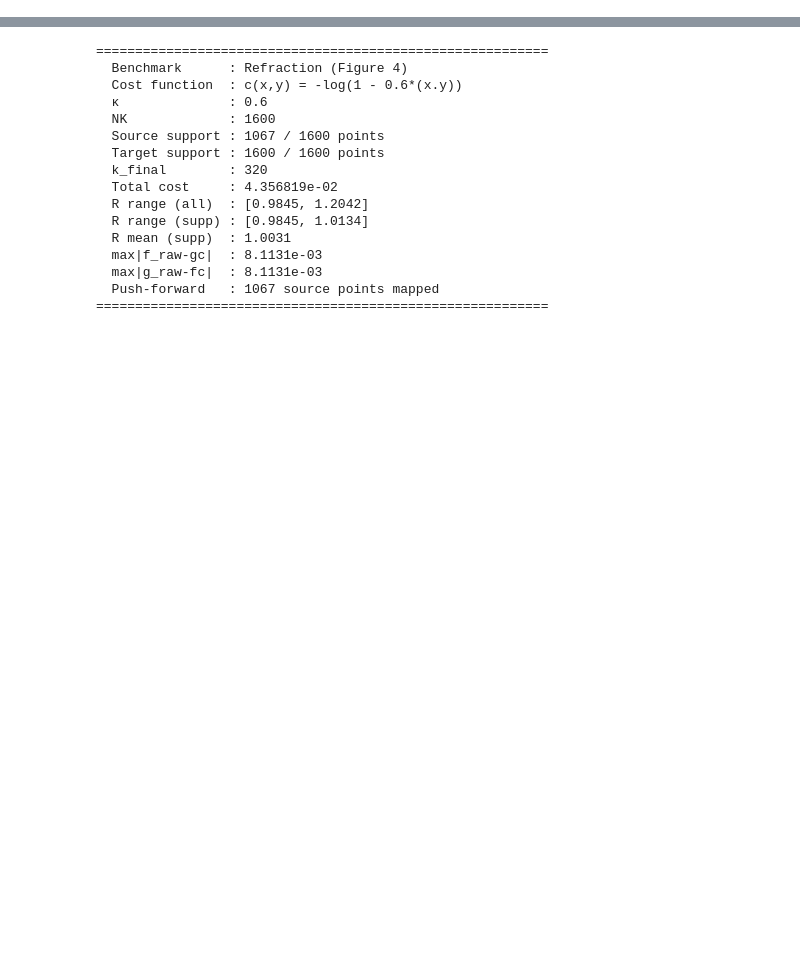
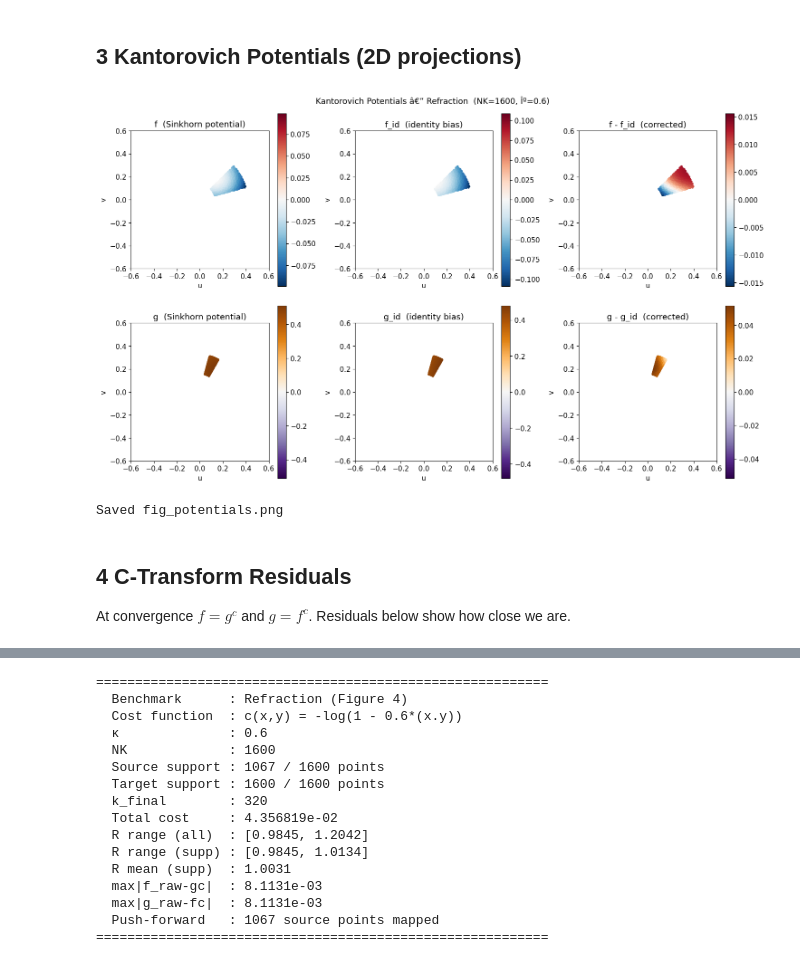
Before and after one commit to kndym/benchmarks-PS-reflector, a Jupyter notebook: notebooks/Benchmark_refraction.ipynb, the cells around one changed output, grey strips where cells are left out. Saved outputs shown, nothing was run; the diff lists cells and outputs as text; code cells hidden in the pictures; blank space fills up the shorter version.

```diff
--- a/notebooks/Benchmark_refraction.ipynb
+++ b/notebooks/Benchmark_refraction.ipynb
@@ -502,0 +122,48 @@ Interactive 3D surface plot saved to fig_optical_3d_surface.html
+# %% [markdown]
+## 3  Kantorovich Potentials (2D projections)
+# %%
+fig, axes = plt.subplots(2, 3, figsize=(15, 9))
+
+src_panels = [
+    (f_raw,          'f  (Sinkhorn potential)',    'RdBu_r'),
+    (f_id,           'f_id  (identity bias)',      'RdBu_r'),
+    (f_raw - f_id,   'f - f_id  (corrected)',      'RdBu_r'),
+]
+for col, (arr, title, cmap) in enumerate(src_panels):
+    ax   = axes[0, col]
+    vals = arr[mask_p]
+    lim  = np.abs(vals).max()
+    sc   = ax.scatter(u_x[mask_p], v_x[mask_p], c=vals,
+                      cmap=cmap, s=10, vmin=-lim, vmax=lim, edgecolors='none')
+    plt.colorbar(sc, ax=ax)
+    ax.set_title(title)
+    ax.set_xlabel('u');  ax.set_ylabel('v')
+    ax.set_aspect('equal');  ax.set_xlim(-0.6, 0.6);  ax.set_ylim(-0.6, 0.6)
+
+tgt_panels = [
+    (g_raw,          'g  (Sinkhorn potential)',    'PuOr_r'),
+    (g_id,           'g_id  (identity bias)',      'PuOr_r'),
+    (g_raw - g_id,   'g - g_id  (corrected)',      'PuOr_r'),
+]
+for col, (arr, title, cmap) in enumerate(tgt_panels):
+    ax   = axes[1, col]
+    vals = arr[mask_q]
+    lim  = np.abs(vals).max()
+    sc   = ax.scatter(u_y[mask_q], v_y[mask_q], c=vals,
+                      cmap=cmap, s=10, vmin=-lim, vmax=lim, edgecolors='none')
+    plt.colorbar(sc, ax=ax)
+    ax.set_title(title)
+    ax.set_xlabel('u');  ax.set_ylabel('v')
+    ax.set_aspect('equal');  ax.set_xlim(-0.6, 0.6);  ax.set_ylim(-0.6, 0.6)
+
+plt.suptitle(f'Kantorovich Potentials  Refraction  (NK={NK}, Îº={kappa})', fontsize=13)
+plt.tight_layout()
+plt.savefig('fig_potentials.png', dpi=150, bbox_inches='tight')
+plt.show()
+print('Saved fig_potentials.png')
+# %% [output]
+[figure, added]
+Saved fig_potentials.png
+# %% [markdown]
+## 4  C-Transform Residuals
+At convergence $f = g^c$ and $g = f^c$.  Residuals below show how close we are.
```
Also changed, not shown: parts of 41 cells of this notebook, 10 other files.
